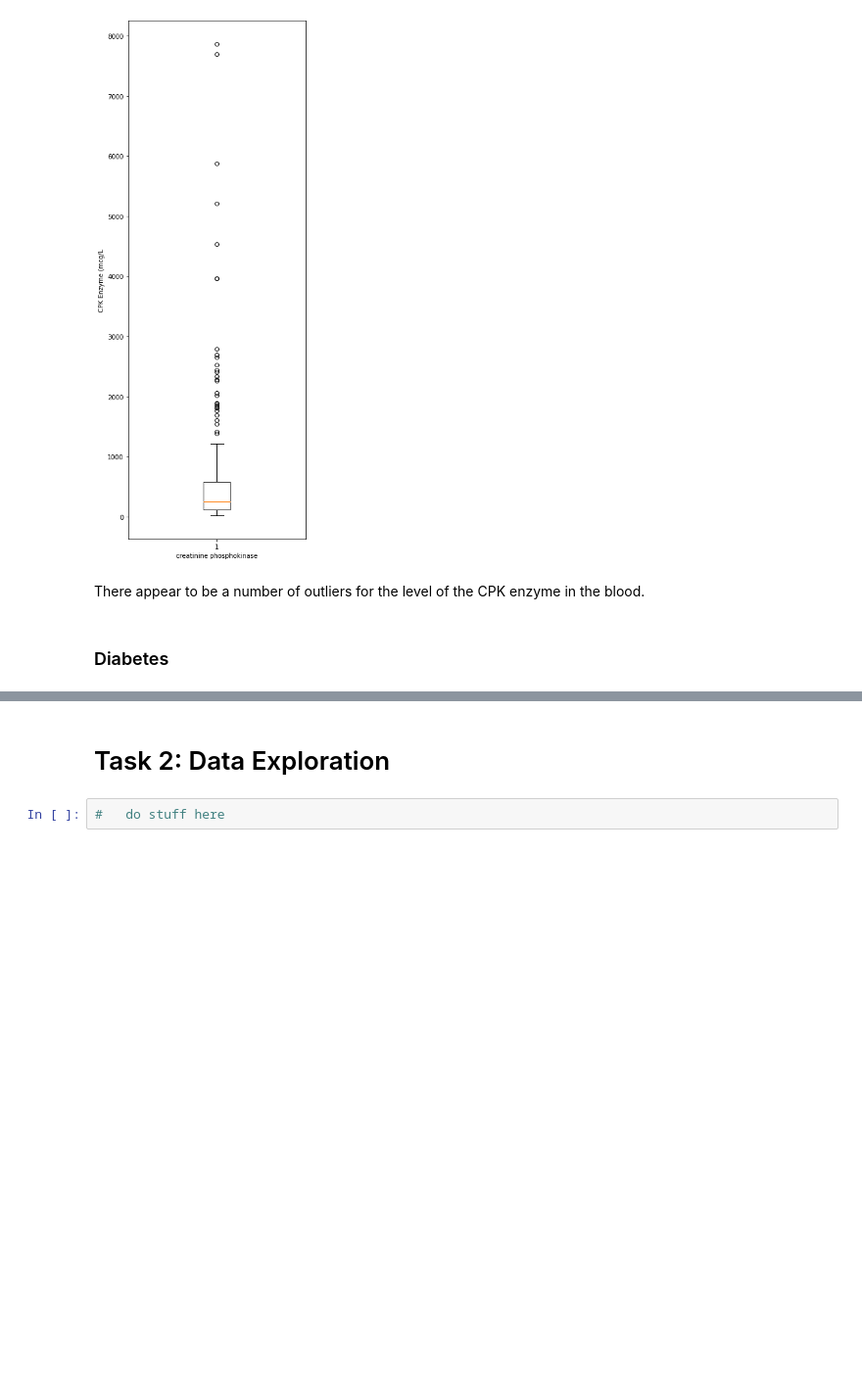
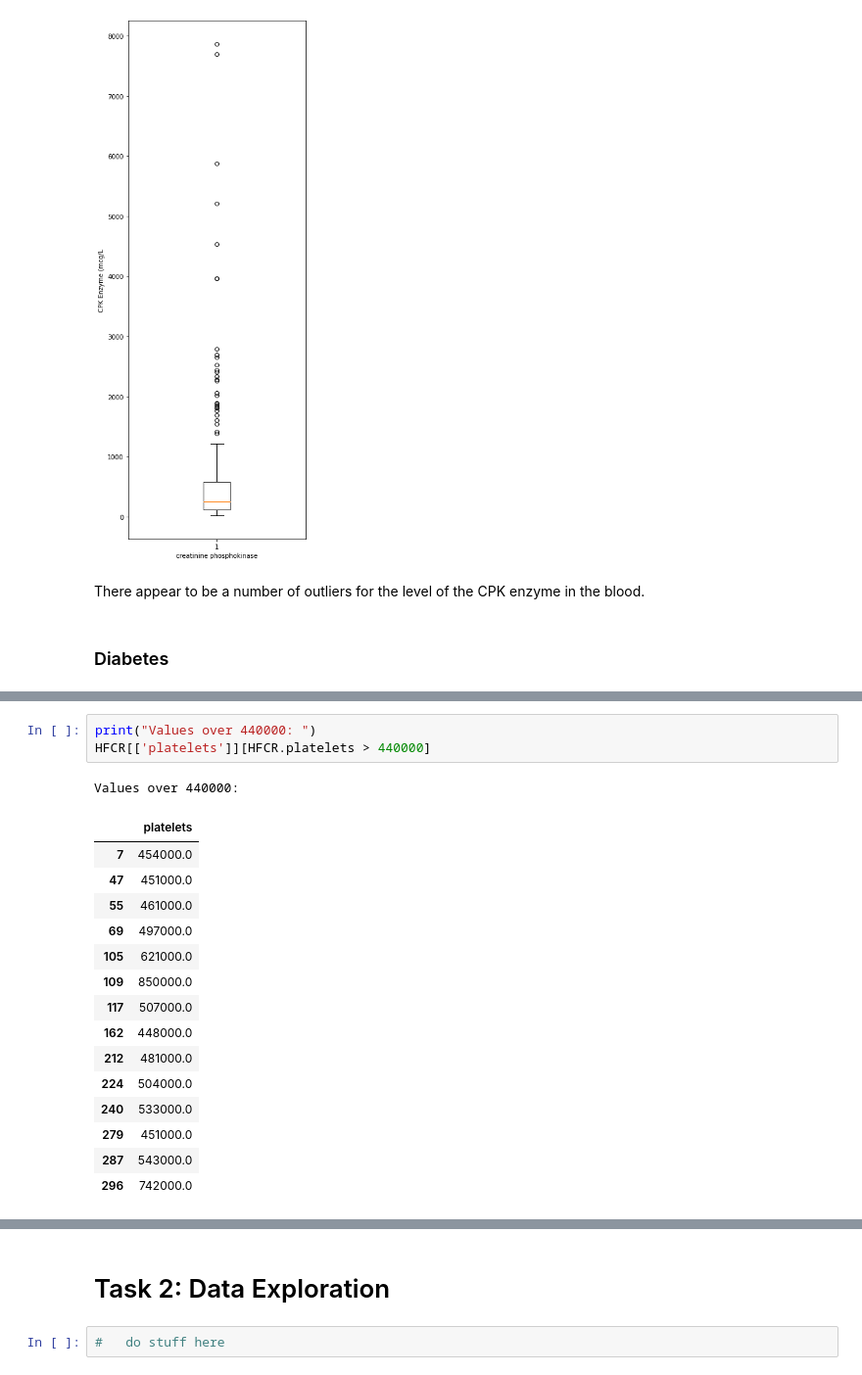
Before and after one commit to Ghost-Recon131/PDS-Assignment2, a Jupyter notebook: assignment2.ipynb, the cells around one changed output, grey strips where cells are left out. Shown: that part at 98% size. Saved outputs shown, nothing was run; the diff lists cells and outputs as text; blank space fills up the shorter version.

```diff
--- a/assignment2.ipynb
+++ b/assignment2.ipynb
@@ -153,0 +240,20 @@ There are no values other than 0 and 1
+# %%
+print("Values over 440000: ")
+HFCR[['platelets']][HFCR.platelets > 440000]
+# %% [output]
+Values over 440000:
+|  | platelets |
+| 7 | 454000.0 |
+| 47 | 451000.0 |
+| 55 | 461000.0 |
+| 69 | 497000.0 |
+| 105 | 621000.0 |
+| 109 | 850000.0 |
+| 117 | 507000.0 |
+| 162 | 448000.0 |
+| 212 | 481000.0 |
+| 224 | 504000.0 |
+| 240 | 533000.0 |
+| 279 | 451000.0 |
+| 287 | 543000.0 |
+| 296 | 742000.0 |
```
Also changed, not shown: parts of 21 cells of this notebook.
